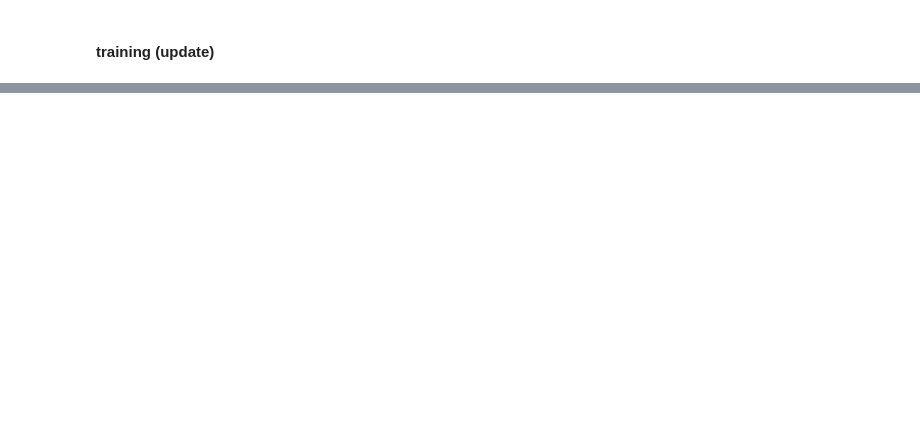
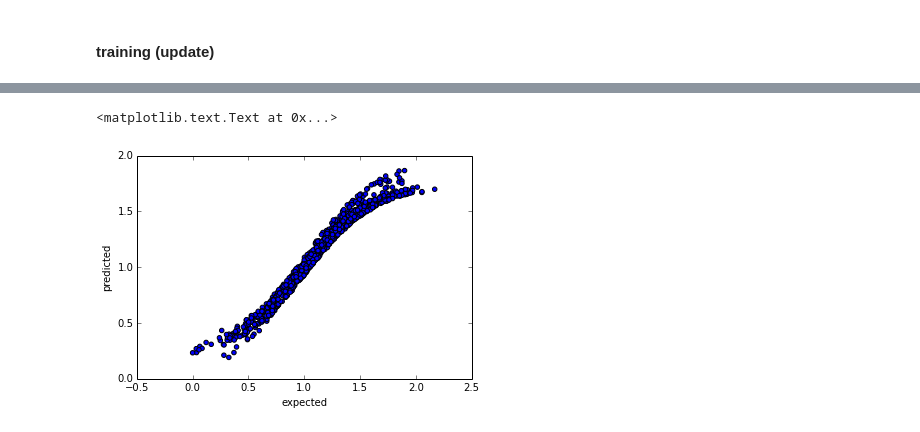
Before and after one commit to wbaek/deeplearing_exercise, a Jupyter notebook: excercises/1.basic/nolearn_toy_regression.ipynb, the cells around one changed output, grey strips where cells are left out. Cells and saved outputs as stored; diff of their text form; code cells hidden in the pictures; blank space fills up the shorter version.

```diff
--- a/excercises/1.basic/nolearn_toy_regression.ipynb
+++ b/excercises/1.basic/nolearn_toy_regression.ipynb
@@ -148,0 +212,9 @@ plt.ylabel('predicted')
+# %%
+y_hat = net.predict(X)
+
+plt.scatter(y, y_hat)
+plt.xlabel('expected')
+plt.ylabel('predicted')
+# %% [output]
+<matplotlib.text.Text at 0x...>
+[figure, added]
```
Also changed, not shown: parts of 12 cells of this notebook.
